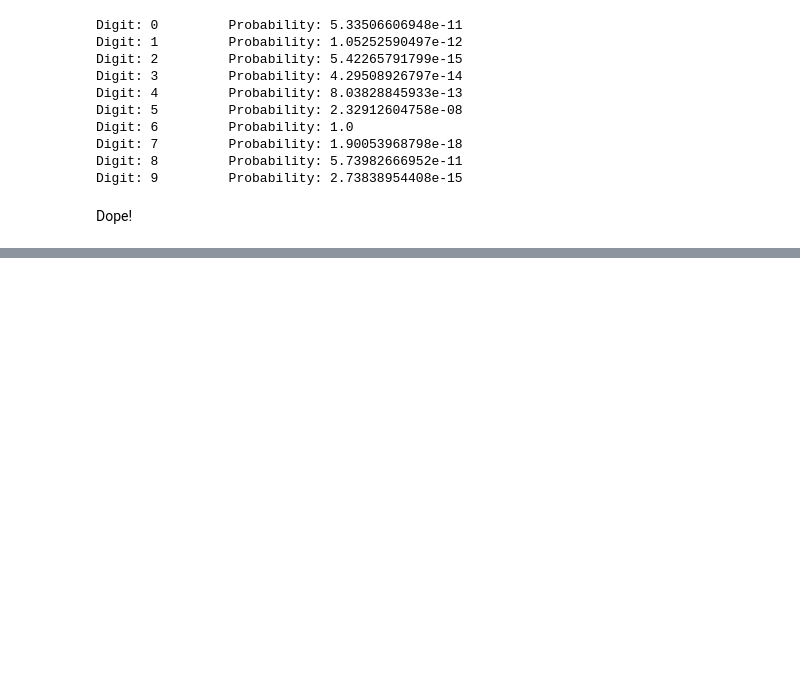
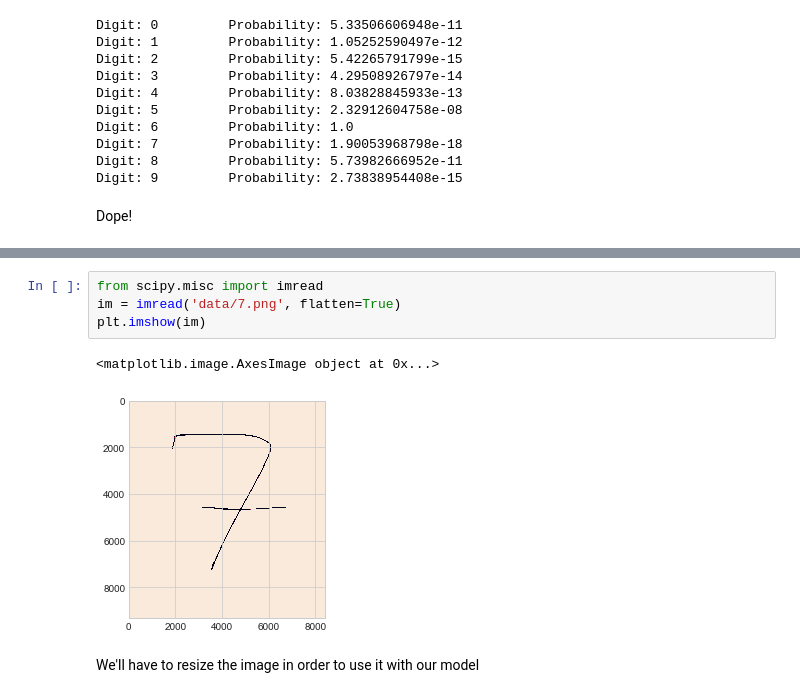
Before and after one commit to jvivian/Children-of-Skynet, a Jupyter notebook: keras-tutorial/keras-tutorial-jv.ipynb, the cells around one changed output, grey strips where cells are left out. Cells and saved outputs as stored; diff of their text form; blank space fills up the shorter version.

```diff
--- a/keras-tutorial/keras-tutorial-jv.ipynb
+++ b/keras-tutorial/keras-tutorial-jv.ipynb
@@ -232 +323,10 @@ Dope!
 * Upload and classify your own digit! (not that kind Aaron)
+# %%
+from scipy.misc import imread
+im = imread('data/7.png', flatten=True)
+plt.imshow(im)
+# %% [output]
+<matplotlib.image.AxesImage object at 0x...>
+[figure, added]
+# %% [markdown]
+We'll have to resize the image in order to use it with our model
```
Also changed, not shown: parts of 27 cells of this notebook.
